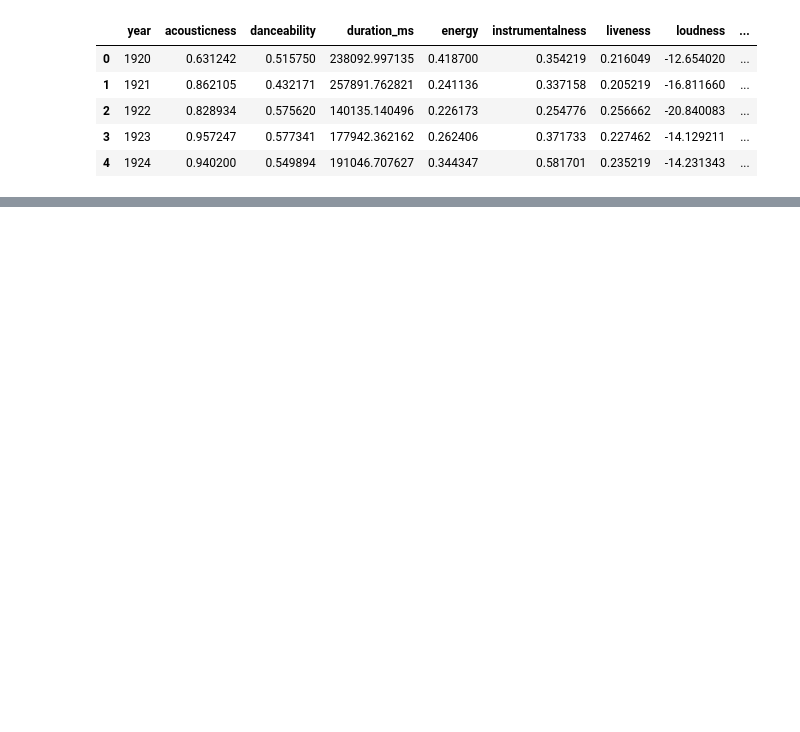
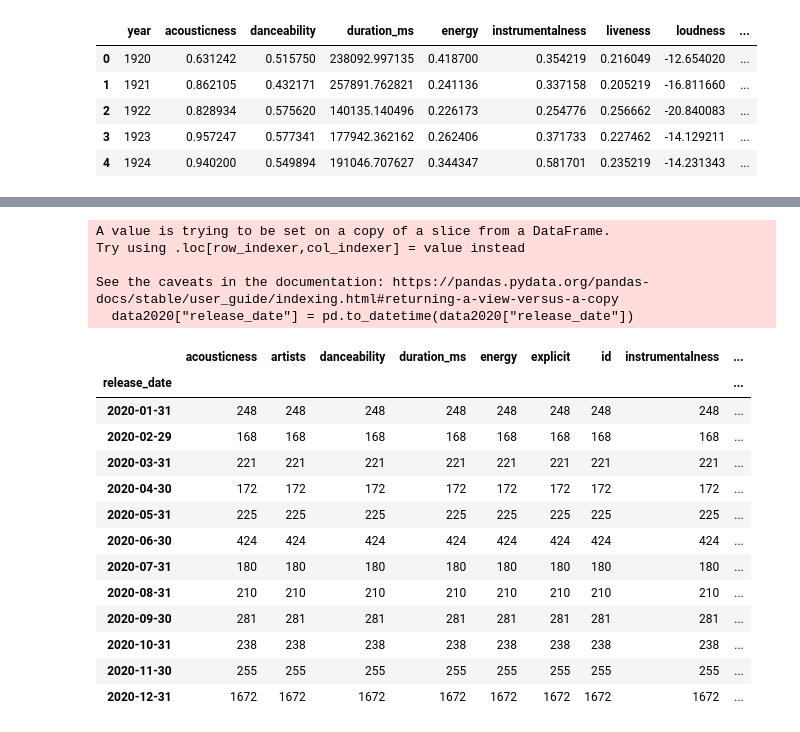
Before and after one commit to GregMaginn/Project-01, a Jupyter notebook: song_variables_by_date.ipynb, the cells around one changed output, grey strips where cells are left out. Cells and saved outputs as stored; diff of their text form; code cells hidden in the pictures; blank space fills up the shorter version.

```diff
--- a/song_variables_by_date.ipynb
+++ b/song_variables_by_date.ipynb
@@ -34,3 +36,29 @@ data2020.sort_values(by =['release_date'], ascending = True).head()
 | 158505 | 0.55700 | ['Lil Tjay'] | 0.886 | 230448 | 0.336 | 1 | 4Hqh0dS4x07zuRw6eBTO7p | 0.000000 | ... |
 | 58397 | 0.00012 | ['Greg Sletteland'] | 0.769 | 193548 | 0.818 | 0 | 6qRpJ9vJlSppO07xPJPv8k | 0.888000 | ... |
 | 56387 | 0.77600 | ['Keith Cook'] | 0.473 | 370244 | 0.360 | 0 | 70Ts1uhxsqYRo1POyl5Ziy | 0.000008 | ... |
+# %%
+data2020["release_date"] = pd.to_datetime(data2020["release_date"])
+# %% [output]
+A value is trying to be set on a copy of a slice from a DataFrame.
+Try using .loc[row_indexer,col_indexer] = value instead
+
+See the caveats in the documentation: https://pandas.pydata.org/pandas-docs/stable/user_guide/indexing.html#returning-a-view-versus-a-copy
+  data2020["release_date"] = pd.to_datetime(data2020["release_date"])
+# %%
+
+data2020.groupby(pd.Grouper(key='release_date',freq='M')).count()
+# %% [output]
+|  | acousticness | artists | danceability | duration_ms | energy | explicit | id | instrumentalness | ... |
+| release_date |  |  |  |  |  |  |  |  | ... |
+| 2020-01-31 | 248 | 248 | 248 | 248 | 248 | 248 | 248 | 248 | ... |
+| 2020-02-29 | 168 | 168 | 168 | 168 | 168 | 168 | 168 | 168 | ... |
+| 2020-03-31 | 221 | 221 | 221 | 221 | 221 | 221 | 221 | 221 | ... |
+| 2020-04-30 | 172 | 172 | 172 | 172 | 172 | 172 | 172 | 172 | ... |
+| 2020-05-31 | 225 | 225 | 225 | 225 | 225 | 225 | 225 | 225 | ... |
+| 2020-06-30 | 424 | 424 | 424 | 424 | 424 | 424 | 424 | 424 | ... |
+| 2020-07-31 | 180 | 180 | 180 | 180 | 180 | 180 | 180 | 180 | ... |
+| 2020-08-31 | 210 | 210 | 210 | 210 | 210 | 210 | 210 | 210 | ... |
+| 2020-09-30 | 281 | 281 | 281 | 281 | 281 | 281 | 281 | 281 | ... |
+| 2020-10-31 | 238 | 238 | 238 | 238 | 238 | 238 | 238 | 238 | ... |
+| 2020-11-30 | 255 | 255 | 255 | 255 | 255 | 255 | 255 | 255 | ... |
+| 2020-12-31 | 1672 | 1672 | 1672 | 1672 | 1672 | 1672 | 1672 | 1672 | ... |
```
Also changed, not shown: parts of 5 cells of this notebook.
